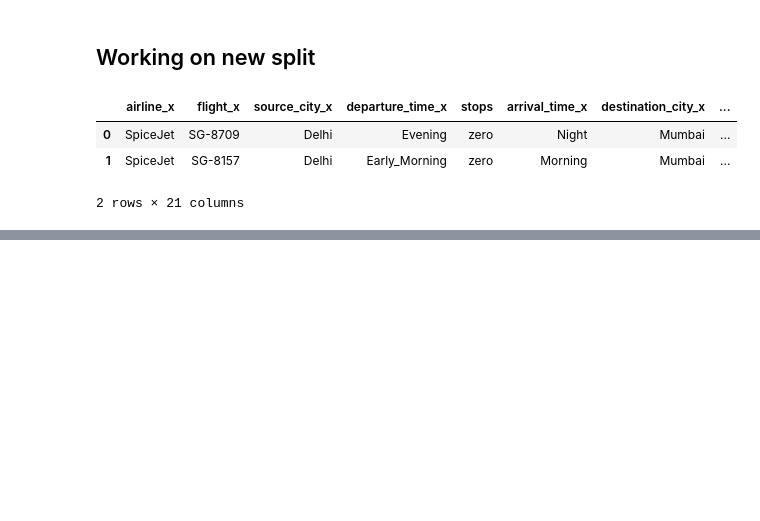
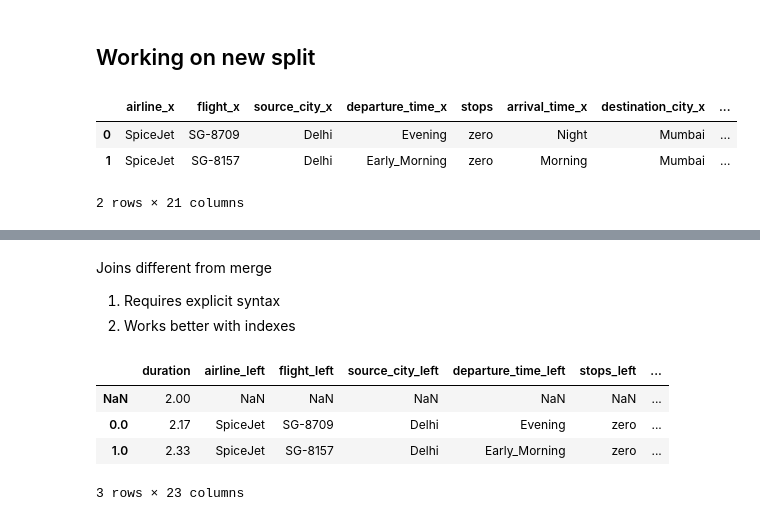
Before and after one commit to xyizko/xo-mathz, a Jupyter notebook: nb/yt-pandas-2.ipynb, the cells around one changed output, grey strips where cells are left out. Saved outputs shown, nothing was run; the diff lists cells and outputs as text; code cells hidden in the pictures; blank space fills up the shorter version.

```diff
--- a/nb/yt-pandas-2.ipynb
+++ b/nb/yt-pandas-2.ipynb
@@ -1598,0 +1607,12 @@ sp1.merge(ai1, how = 'right')
+# %% [markdown]
+Joins different from merge
+1. Requires explicit syntax
+2. Works better with indexes
+# %%
+sp1.join(ai1, on = 'duration', how = 'outer', lsuffix='_left', rsuffix = '_right' )
+# %% [output]
+|  | duration | airline_left | flight_left | source_city_left | departure_time_left | stops_left | ... |
+| NaN | 2.00 | NaN | NaN | NaN | NaN | NaN | ... |
+| 0.0 | 2.17 | SpiceJet | SG-8709 | Delhi | Evening | zero | ... |
+| 1.0 | 2.33 | SpiceJet | SG-8157 | Delhi | Early_Morning | zero | ... |
+3 rows × 23 columns
```
Also changed, not shown: parts of 7 cells of this notebook.
